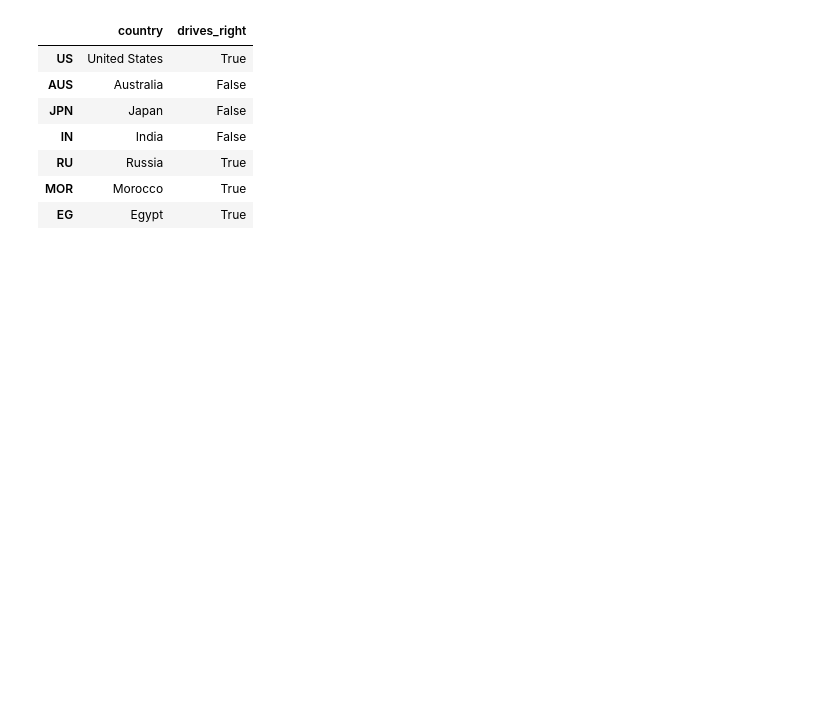
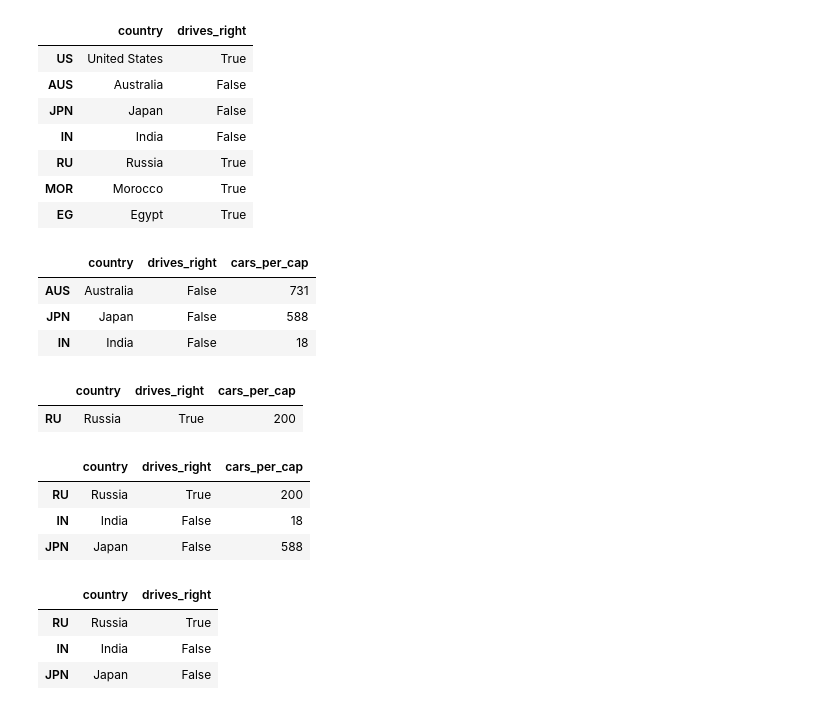
Before and after one commit to JeffBucker/DatacampDataAnalystTrack, a Jupyter notebook: Intermediate Python.ipynb, the cells around one changed output. Cells and saved outputs as stored; diff of their text form; code cells hidden in the pictures; blank space fills up the shorter version.

```diff
--- a/Intermediate Python.ipynb
+++ b/Intermediate Python.ipynb
@@ -265,3 +265,32 @@ cars[['country','drives_right']]
 | EG | Egypt | True |
 # %%
 # Row access []
+cars[1:4]
+# %% [output]
+|  | country | drives_right | cars_per_cap |
+| AUS | Australia | False | 731 |
+| JPN | Japan | False | 588 |
+| IN | India | False | 18 |
+# %%
+# Rwo access: loc and iloc
+cars.loc["RU"]   # Row as pandas series
+cars.loc[["RU"]]   # Row as a DataFrame
+# %% [output]
+|  | country | drives_right | cars_per_cap |
+| RU | Russia | True | 200 |
+# %%
+# Multiple rows selection
+cars.loc[["RU","IN","JPN"]]
+# %% [output]
+|  | country | drives_right | cars_per_cap |
+| RU | Russia | True | 200 |
+| IN | India | False | 18 |
+| JPN | Japan | False | 588 |
+# %%
+# Row and Column loc (based on row label)
+cars.loc[["RU","IN","JPN"], ['country','drives_right']]
+# %% [output]
+|  | country | drives_right |
+| RU | Russia | True |
+| IN | India | False |
+| JPN | Japan | False |
```
Also changed, not shown: parts of 13 cells of this notebook.
